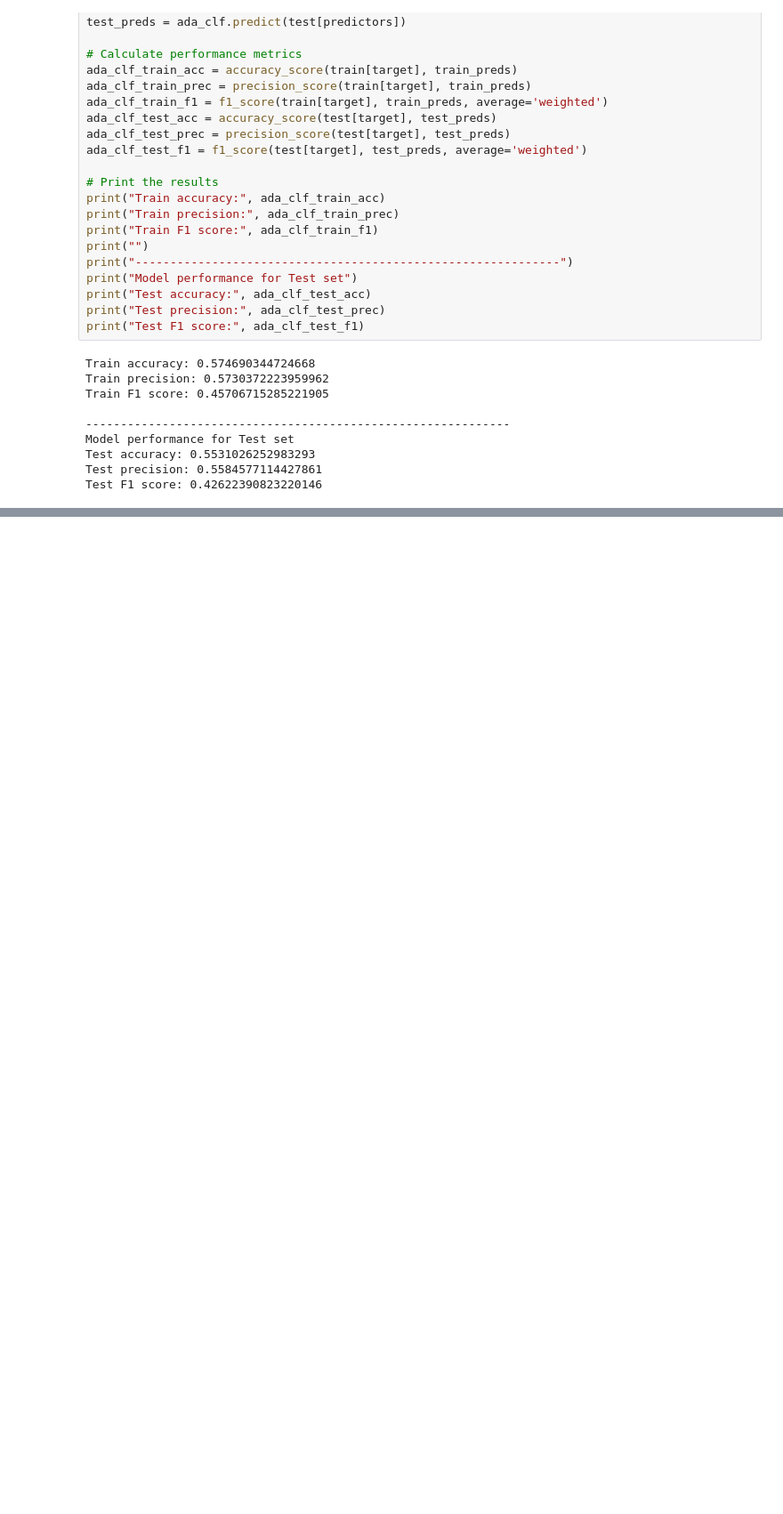
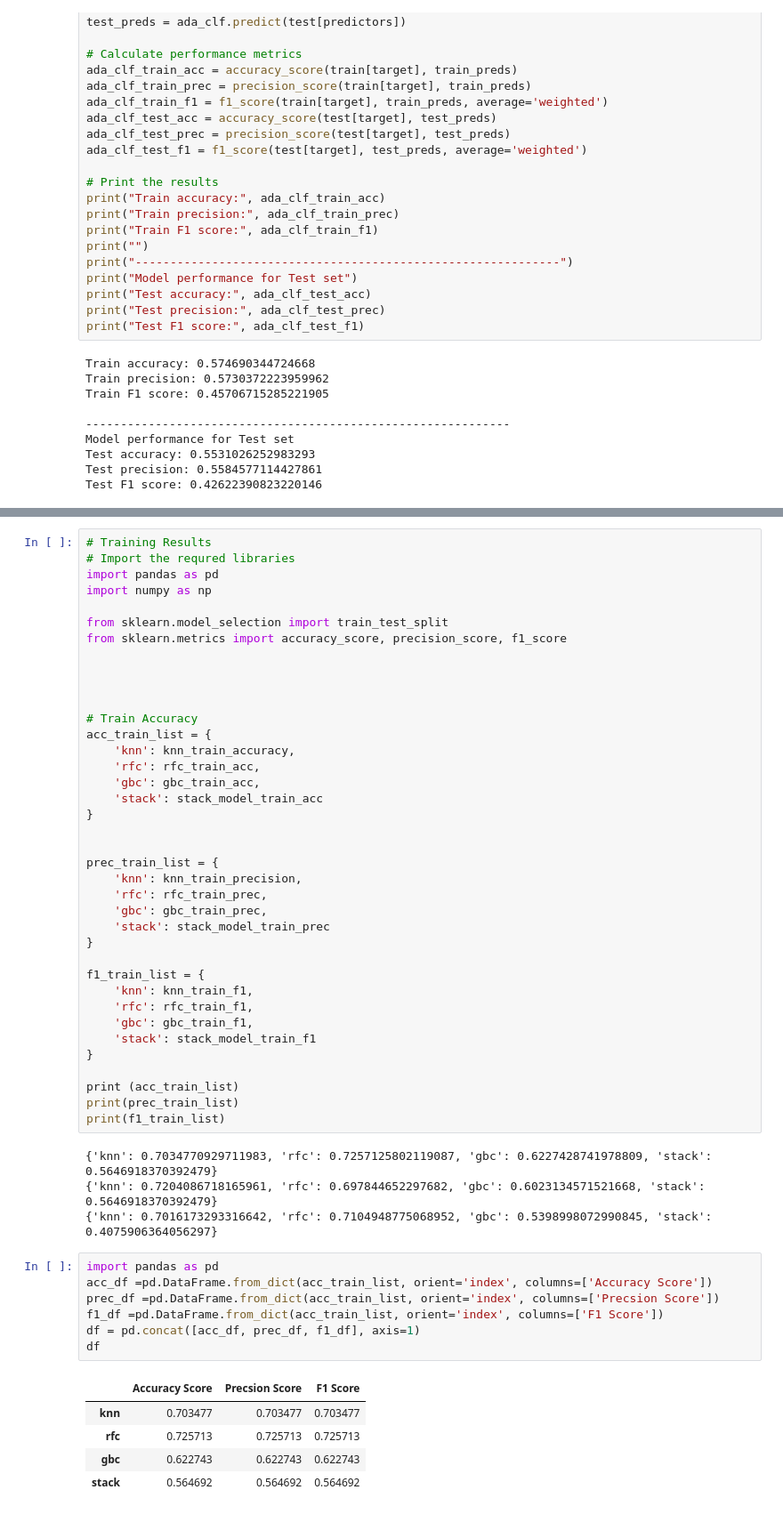
Before and after one commit to MuchemiKelvin/Hybrid-Model, a Jupyter notebook: hybridmodel.ipynb, the cells around one changed output, grey strips where cells are left out. Shown at 89% size. Saved outputs shown, nothing was run; the diff lists cells and outputs as text; blank space fills up the shorter version.

```diff
--- a/hybridmodel.ipynb
+++ b/hybridmodel.ipynb
@@ -754,0 +995,55 @@ Test F1 score: 0.42622390823220146
+# %%
+# Training Results
+# Import the requred libraries
+import pandas as pd
+import numpy as np
+
+from sklearn.model_selection import train_test_split
+from sklearn.metrics import accuracy_score, precision_score, f1_score
+
+
+
+
+# Train Accuracy
+acc_train_list = {
+    'knn': knn_train_accuracy,
+    'rfc': rfc_train_acc,
+    'gbc': gbc_train_acc,
+    'stack': stack_model_train_acc
+}
+
+
+prec_train_list = {
+    'knn': knn_train_precision,
+    'rfc': rfc_train_prec,
+    'gbc': gbc_train_prec,
+    'stack': stack_model_train_prec
+}
+
+f1_train_list = {
+    'knn': knn_train_f1,
+    'rfc': rfc_train_f1,
+    'gbc': gbc_train_f1,
+    'stack': stack_model_train_f1
+}
+
+print (acc_train_list)
+print(prec_train_list)
+print(f1_train_list)
+# %% [output]
+{'knn': 0.7034770929711983, 'rfc': 0.7257125802119087, 'gbc': 0.6227428741978809, 'stack': 0.5646918370392479}
+{'knn': 0.7204086718165961, 'rfc': 0.697844652297682, 'gbc': 0.6023134571521668, 'stack': 0.5646918370392479}
+{'knn': 0.7016173293316642, 'rfc': 0.7104948775068952, 'gbc': 0.5398998072990845, 'stack': 0.4075906364056297}
+# %%
+import pandas as pd
+acc_df =pd.DataFrame.from_dict(acc_train_list, orient='index', columns=['Accuracy Score'])
+prec_df =pd.DataFrame.from_dict(acc_train_list, orient='index', columns=['Precsion Score'])
+f1_df =pd.DataFrame.from_dict(acc_train_list, orient='index', columns=['F1 Score'])
+df = pd.concat([acc_df, prec_df, f1_df], axis=1)
+df
+# %% [output]
+|  | Accuracy Score | Precsion Score | F1 Score |
+| knn | 0.703477 | 0.703477 | 0.703477 |
+| rfc | 0.725713 | 0.725713 | 0.725713 |
+| gbc | 0.622743 | 0.622743 | 0.622743 |
+| stack | 0.564692 | 0.564692 | 0.564692 |
```
Also changed, not shown: parts of 5 cells of this notebook.
